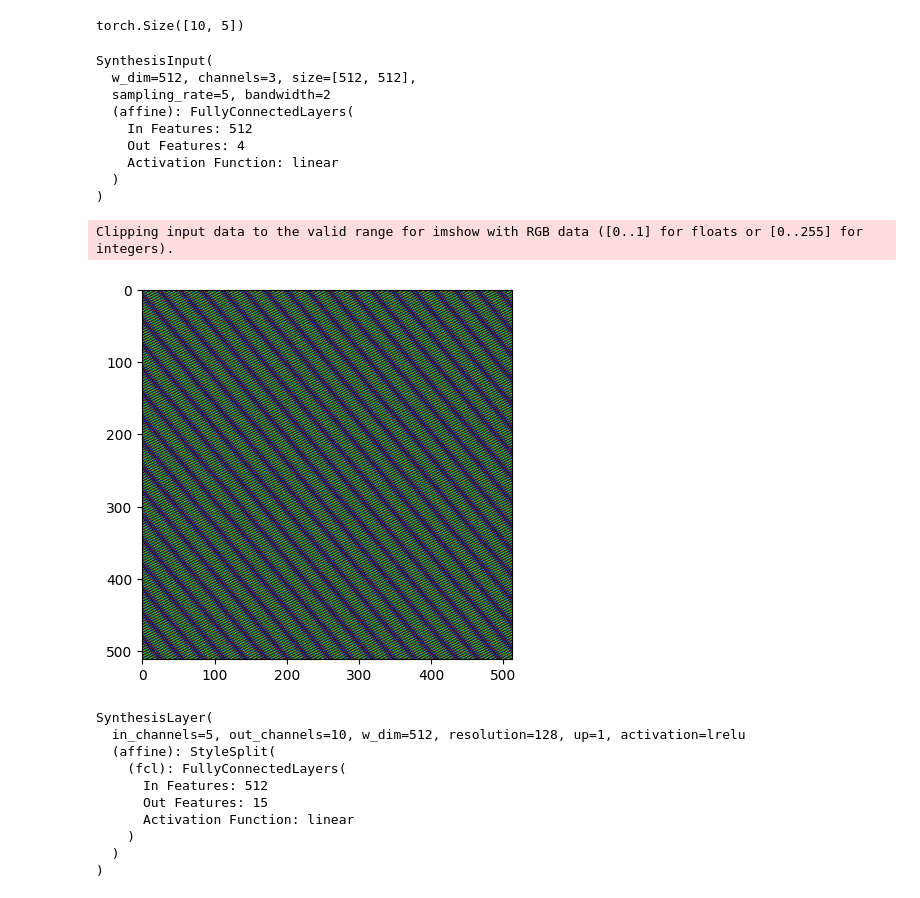
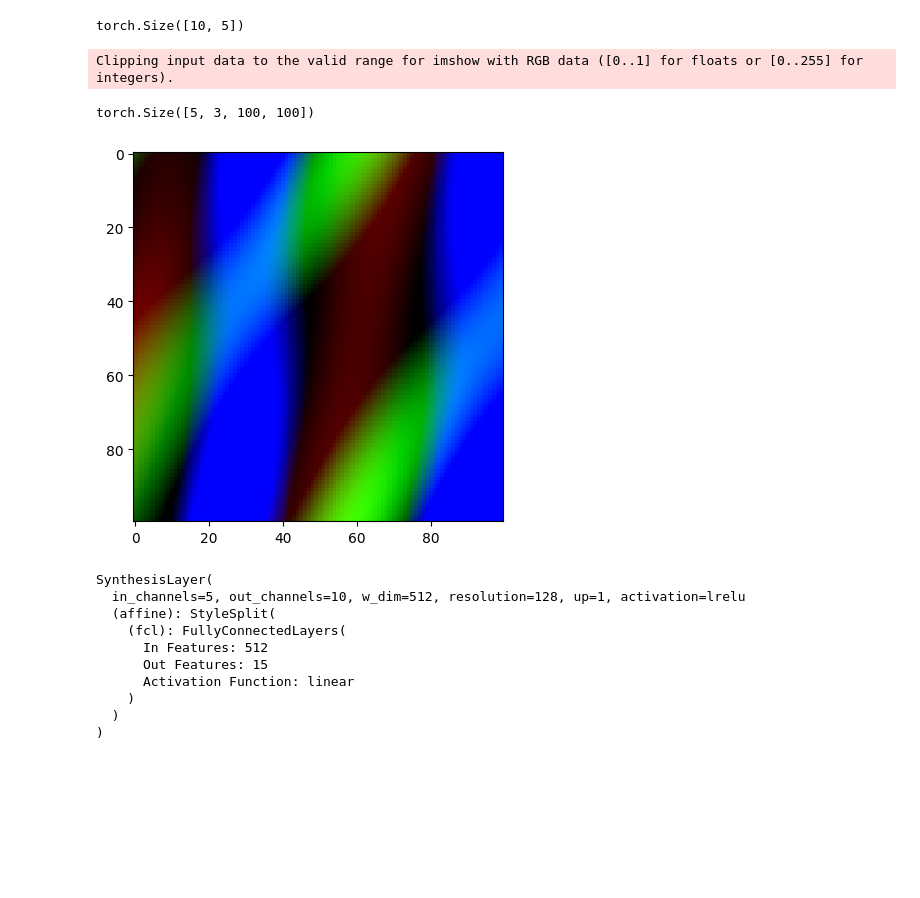
Before and after one commit to Mafaz03/StyleGAN-T, a Jupyter notebook: notebooks/Networks/Generator.ipynb, the cells around one changed output. Drawn from its saved outputs; the diff is of its cells as text; code cells hidden in the pictures; blank space fills up the shorter version.

Commit message:
SynthesisBlock completed 🤩

```diff
--- a/notebooks/Networks/Generator.ipynb
+++ b/notebooks/Networks/Generator.ipynb
@@ -192,51 +235,42 @@ class SynthesisInput(nn.Module):
         # Dampen out-of-band frequencies that may occur due to the user-specified transform.
         amplitudes = (1 - (freqs.norm(dim=2) - self.bandwidth) / (self.sampling_rate / 2 - self.bandwidth)).clamp(0, 1)
 
         theta = torch.eye(2, 3)
         theta[0, 0] = 0.5 * self.size[0] / self.sampling_rate
         theta[1, 1] = 0.5 * self.size[1] / self.sampling_rate
 
         grids = torch.nn.functional.affine_grid(theta.unsqueeze(0), [1, 1, self.size[1], self.size[0]], align_corners=False)  # [1, size, size, 2]
 
         # Compute Fourier features.
         x = (grids.unsqueeze(3) @ freqs.permute(0, 2, 1).unsqueeze(1).unsqueeze(2)).squeeze(3) # [batch, height, width, channel]
         x = x + phases.unsqueeze(1).unsqueeze(2)
         x = torch.sin(x * (np.pi * 2))
         x = x * amplitudes.unsqueeze(1).unsqueeze(2)
 
         # Apply trainable mapping.
         weight = self.weights / np.sqrt(self.channels)
         x = x @ weight.t()
 
         # Ensure correct shape.
         x = x.permute(0, 3, 1, 2) # [batch, channel, height, width]
         assert_shape(x, [w.shape[0], self.channels, int(self.size[1]), int(self.size[0])])
         return x.contiguous()
 
     def extra_repr(self) -> str:
         return '\n'.join([
             f'w_dim={self.w_dim:d}, channels={self.channels:d}, size={list(self.size)},',
             f'sampling_rate={self.sampling_rate:g}, bandwidth={self.bandwidth:g}'])
 
-si = SynthesisInput(w_dim=512, channels=3, size = 512, sampling_rate = 5, bandwidth=2)
-si
+si = SynthesisInput(w_dim=512, channels=3, size = 100, sampling_rate = 100, bandwidth=2)
+
+out = si(torch.rand(5, 512))
+print(out.shape)
+plt.imshow(out[0].permute(1,2,0).cpu().detach().numpy())
+plt.show()
 # %% [output]
-SynthesisInput(
-  w_dim=512, channels=3, size=[512, 512],
-  sampling_rate=5, bandwidth=2
-  (affine): FullyConnectedLayers(
-    In Features: 512
-    Out Features: 4
-    Activation Function: linear
-  )
-)
+Clipping input data to the valid range for imshow with RGB data ([0..1] for floats or [0..255] for integers).
+torch.Size([5, 3, 100, 100])
+[figure, added]
-# %%
-out = si(torch.rand(5, 512))
-plt.imshow(out[0].permute(1,2,0).cpu().detach().numpy())
-plt.show()
-# %% [output]
-Clipping input data to the valid range for imshow with RGB data ([0..1] for floats or [0..255] for integers).
-[figure, removed]
 # %%
 bias_def_gain = {"linear": 1,
  "relu": 1.4142135623730951,
```
Also changed, not shown: parts of 15 cells of this notebook, 1 other file.
